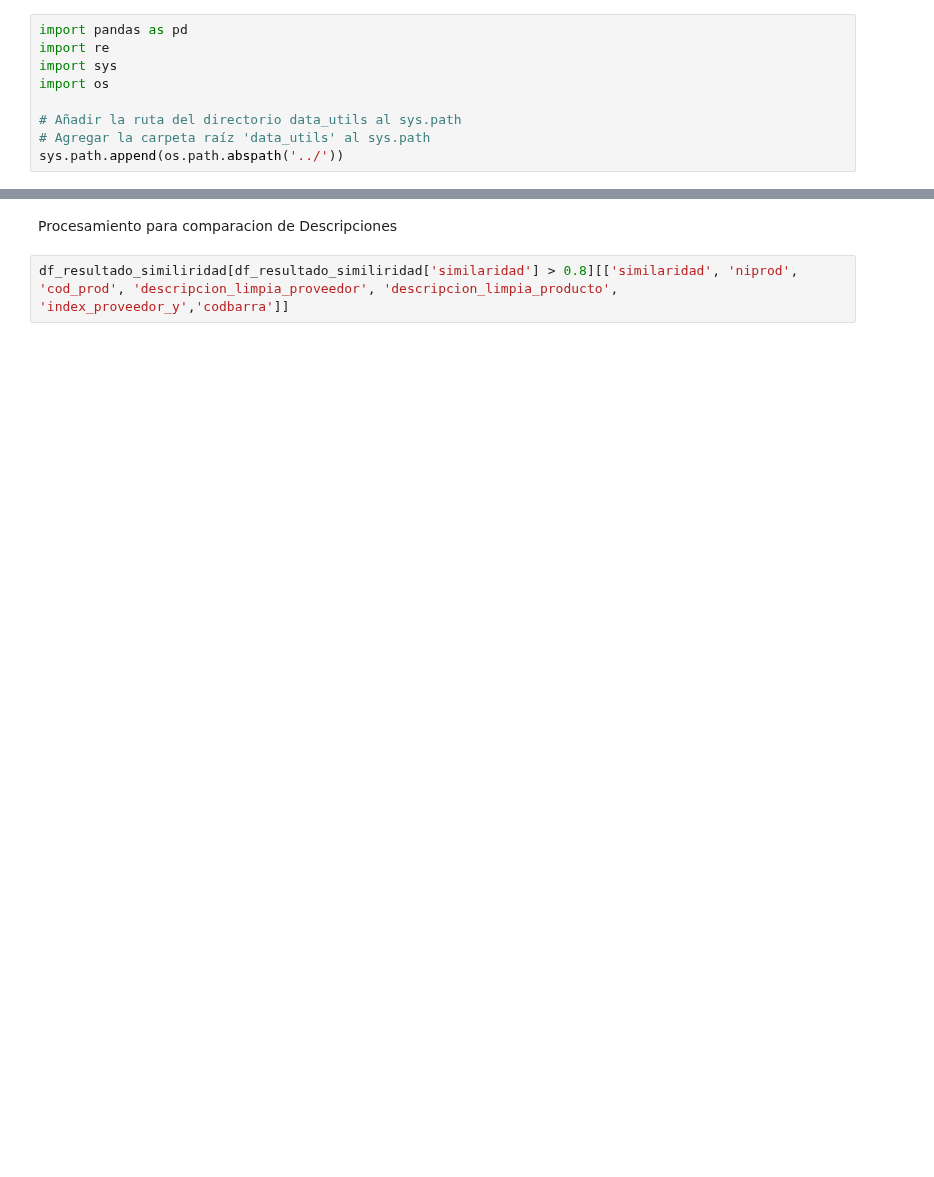
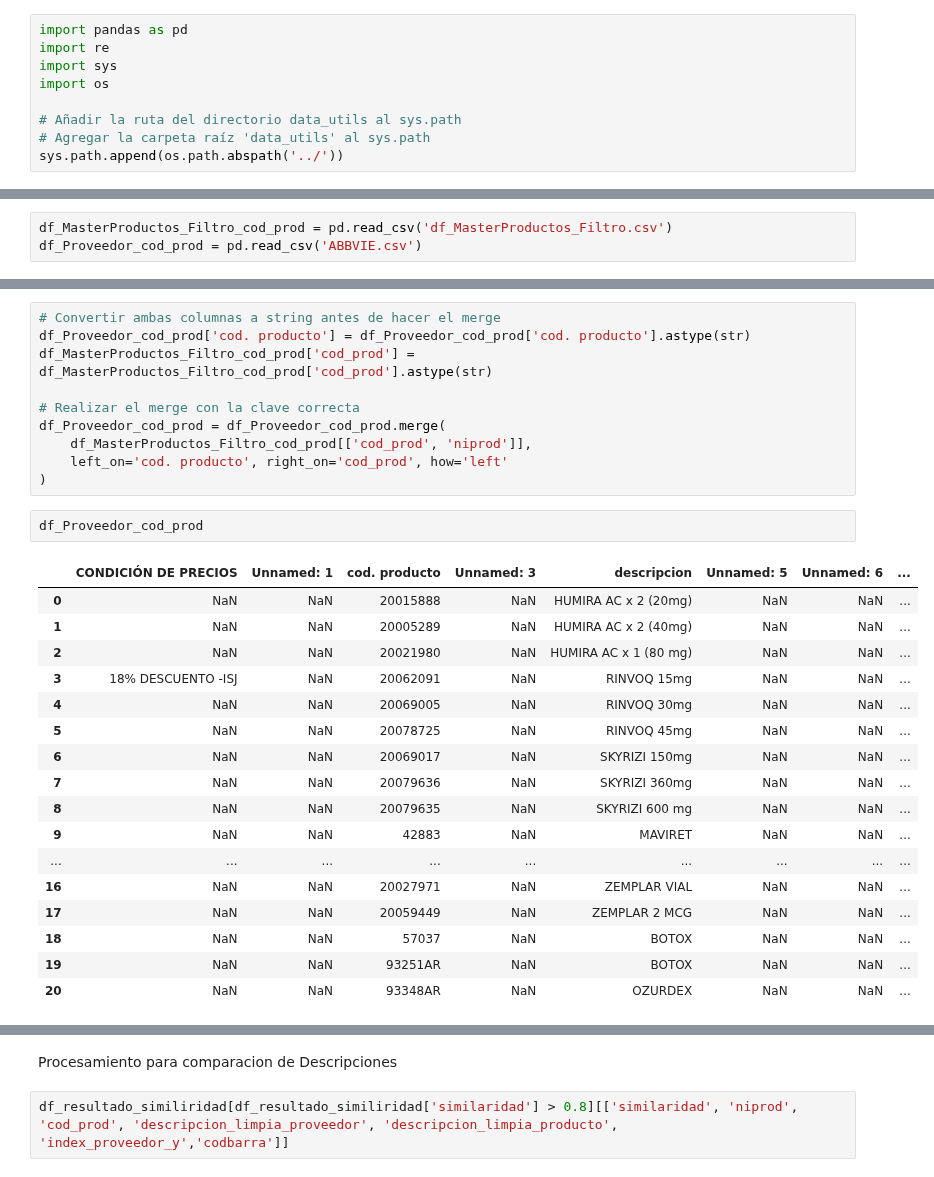
Before and after one commit to emmaSDNZ/digitalizacion_distriapp, a Jupyter notebook: backend/src/notebook/index.ipynb, the cells around one changed output, grey strips where cells are left out. Drawn from its saved outputs; the diff is of its cells as text; blank space fills up the shorter version.

```diff
--- a/backend/src/notebook/index.ipynb
+++ b/backend/src/notebook/index.ipynb
@@ -266,0 +88,3 @@ df_Proveedor
+# %%
+df_MasterProductos_Filtro_cod_prod = pd.read_csv('df_MasterProductos_Filtro.csv')
+df_Proveedor_cod_prod = pd.read_csv('ABBVIE.csv')
@@ -266,0 +130,30 @@ df_Proveedor
+# %%
+# Convertir ambas columnas a string antes de hacer el merge
+df_Proveedor_cod_prod['cod. producto'] = df_Proveedor_cod_prod['cod. producto'].astype(str)
+df_MasterProductos_Filtro_cod_prod['cod_prod'] = df_MasterProductos_Filtro_cod_prod['cod_prod'].astype(str)
+
+# Realizar el merge con la clave correcta
+df_Proveedor_cod_prod = df_Proveedor_cod_prod.merge(
+    df_MasterProductos_Filtro_cod_prod[['cod_prod', 'niprod']],
+    left_on='cod. producto', right_on='cod_prod', how='left'
+)
+# %%
+df_Proveedor_cod_prod
+# %% [output]
+|  | CONDICIÓN DE PRECIOS | Unnamed: 1 | cod. producto | Unnamed: 3 | descripcion | Unnamed: 5 | Unnamed: 6 | ... |
+| 0 | NaN | NaN | 20015888 | NaN | HUMIRA AC x 2 (20mg) | NaN | NaN | ... |
+| 1 | NaN | NaN | 20005289 | NaN | HUMIRA AC x 2 (40mg) | NaN | NaN | ... |
+| 2 | NaN | NaN | 20021980 | NaN | HUMIRA AC x 1 (80 mg) | NaN | NaN | ... |
+| 3 | 18% DESCUENTO -ISJ | NaN | 20062091 | NaN | RINVOQ 15mg | NaN | NaN | ... |
+| 4 | NaN | NaN | 20069005 | NaN | RINVOQ 30mg | NaN | NaN | ... |
+| 5 | NaN | NaN | 20078725 | NaN | RINVOQ 45mg | NaN | NaN | ... |
+| 6 | NaN | NaN | 20069017 | NaN | SKYRIZI 150mg | NaN | NaN | ... |
+| 7 | NaN | NaN | 20079636 | NaN | SKYRIZI 360mg | NaN | NaN | ... |
+| 8 | NaN | NaN | 20079635 | NaN | SKYRIZI 600 mg | NaN | NaN | ... |
+| 9 | NaN | NaN | 42883 | NaN | MAVIRET | NaN | NaN | ... |
+| ... | ... | ... | ... | ... | ... | ... | ... | ... |
+| 16 | NaN | NaN | 20027971 | NaN | ZEMPLAR VIAL | NaN | NaN | ... |
+| 17 | NaN | NaN | 20059449 | NaN | ZEMPLAR 2 MCG | NaN | NaN | ... |
+| 18 | NaN | NaN | 57037 | NaN | BOTOX | NaN | NaN | ... |
+| 19 | NaN | NaN | 93251AR | NaN | BOTOX | NaN | NaN | ... |
+| 20 | NaN | NaN | 93348AR | NaN | OZURDEX | NaN | NaN | ... |
```
Also changed, not shown: parts of 34 cells of this notebook, 6 other files.
